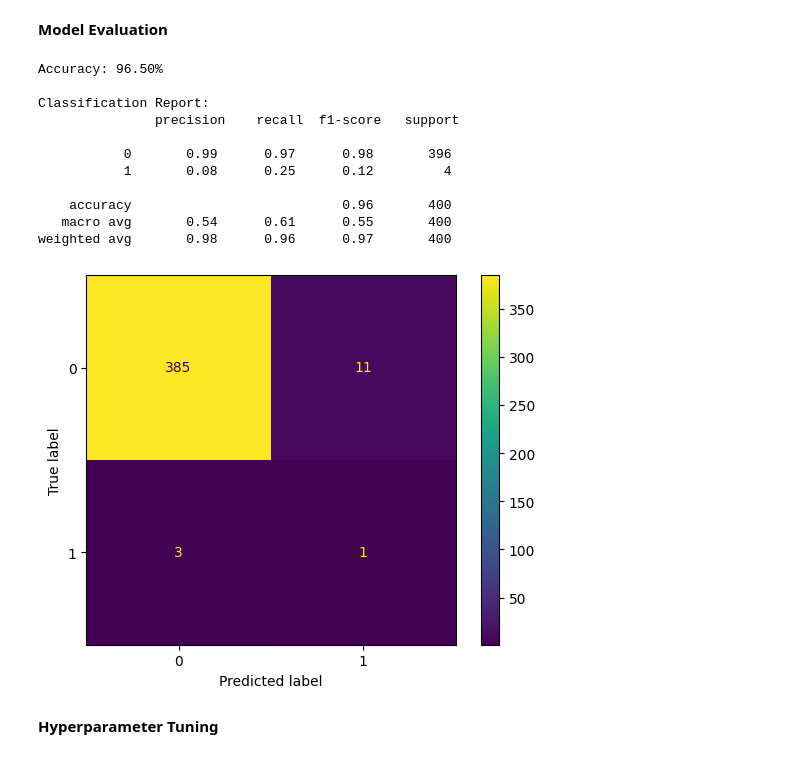
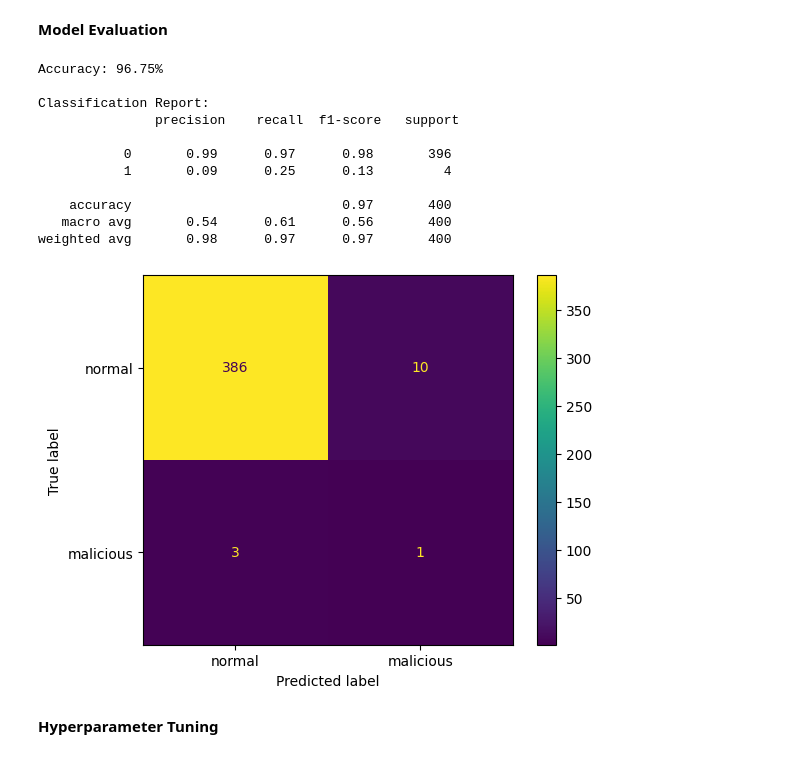
Before and after one commit to mel0778/dsa4263, a Jupyter notebook: code/model_dt.ipynb, the cells around one changed output. Drawn from its saved outputs; the diff is of its cells as text; code cells hidden in the pictures.

```diff
--- a/code/model_dt.ipynb
+++ b/code/model_dt.ipynb
@@ -110,7 +110,7 @@ Counter({0: 1574, 1: 26})
 from imblearn.over_sampling import SMOTE
 
 # transform the dataset
-oversample = SMOTE(sampling_strategy = 0.9, random_state = 42) #sampling_strategy=0.8
+oversample = SMOTE(sampling_strategy = 0.3, random_state = 42) #sampling_strategy=0.8
 resampled_X_train, resampled_y_train = oversample.fit_resample(X_train, y_train)
 
 print("Train Labels after Resampling")
@@ -147,33 +147,33 @@ y_train = resampled_y_train
 # %%
 from sklearn.metrics import accuracy_score, classification_report, confusion_matrix, ConfusionMatrixDisplay
 import matplotlib.pyplot as plt
 from sklearn.tree import DecisionTreeClassifier
 
 dt = DecisionTreeClassifier(random_state = 42)
 
 # Evaluate the model
 dt.fit(X_train_scaled, y_train)
 y_pred = dt.predict(X_test_scaled)
 accuracy = accuracy_score(y_test, y_pred)
 print("Accuracy: {:.2f}%".format(accuracy * 100))
 cm = confusion_matrix(y_test, y_pred)
-disp = ConfusionMatrixDisplay(confusion_matrix=cm)
+disp = ConfusionMatrixDisplay(confusion_matrix=cm, display_labels = ['normal', 'malicious'])
 print("\nClassification Report:\n", classification_report(y_test, y_pred))
 disp.plot()
 plt.show()
 # %% [output]
-Accuracy: 96.50%
+Accuracy: 96.75%
 
 Classification Report:
                precision    recall  f1-score   support
 
            0       0.99      0.97      0.98       396
-           1       0.08      0.25      0.12         4
+           1       0.09      0.25      0.13         4
 
-    accuracy                           0.96       400
-   macro avg       0.54      0.61      0.55       400
-weighted avg       0.98      0.96      0.97       400
+    accuracy                           0.97       400
+   macro avg       0.54      0.61      0.56       400
+weighted avg       0.98      0.97      0.97       400
-[figure, old version]
+[figure, new version]
 # %% [markdown]
 **Hyperparameter Tuning**
 # %%
```
Also changed, not shown: parts of 16 cells of this notebook.
